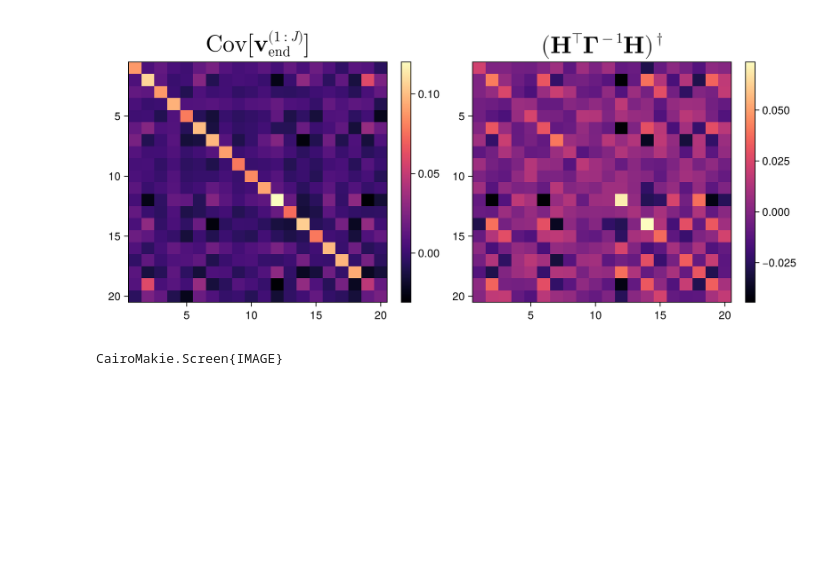
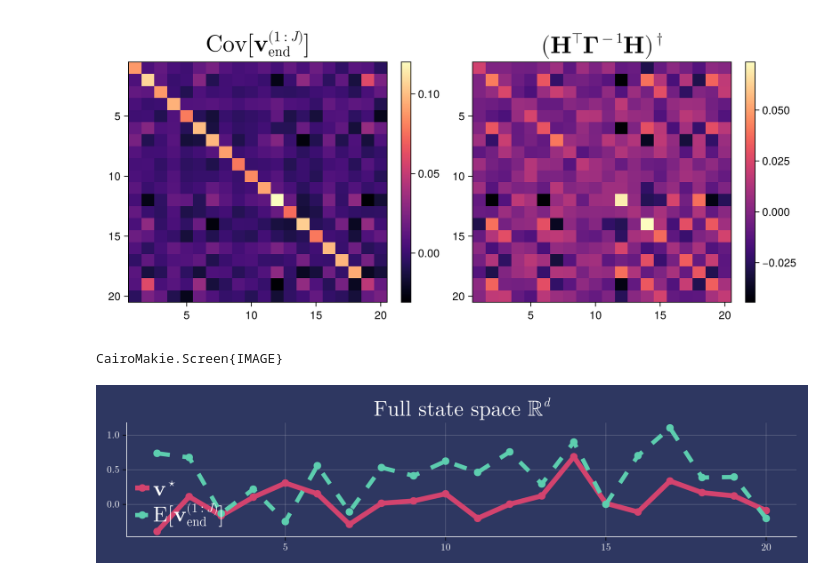
Before and after one commit to pstavrin/OralQual, a Jupyter notebook: scripts/RandomProblem.ipynb, the cells around one changed output. Saved outputs shown, nothing was run; the diff lists cells and outputs as text; code cells hidden in the pictures; blank space fills up the shorter version.

Commit message:
testing pretty plot

```diff
--- a/scripts/RandomProblem.ipynb
+++ b/scripts/RandomProblem.ipynb
@@ -71,3 +71,33 @@ display(fig)
 # %% [output]
 [figure]
 CairoMakie.Screen{IMAGE}
+# %%
+# Plot mean
+colors = my_custom_dark_theme.palette.color[]
+
+fig = themed_figure(; dark=true, size=(1000, 250)) do fig
+    ax1 = Axis(fig[1, 1],
+        title     = L"\text{Full state space }\mathbb{R}^d",
+        titlesize = 30,
+    )
+
+    scatterlines!(ax1, prob.v_star;
+        linewidth   = 7,
+        markersize  = 15,
+        label       = L"\textbf{v}^\star",
+        color       = colors[2],
+    )
+
+    scatterlines!(ax1, μ;
+        linewidth   = 6,
+        linestyle   = :dash,
+        markersize  = 15,
+        label       = L"\text{E}[\textbf{v}_\text{end}^{(1:J)}]",
+        color       = colors[4],
+    )
+    axislegend(ax1; position=:lb, framevisible=false, labelsize=30)
+
+    fig
+end
+# %% [output]
+[figure, added]
```
